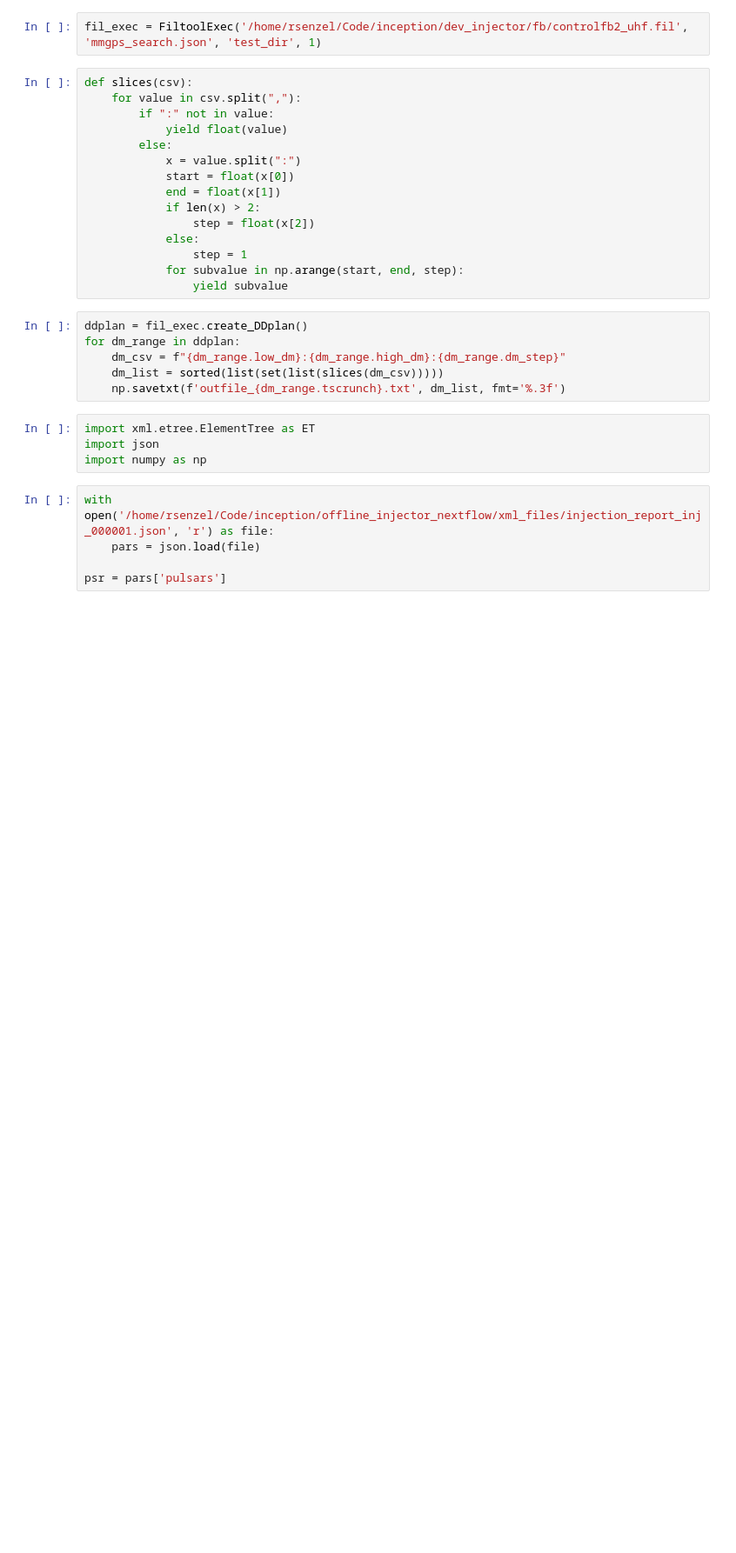
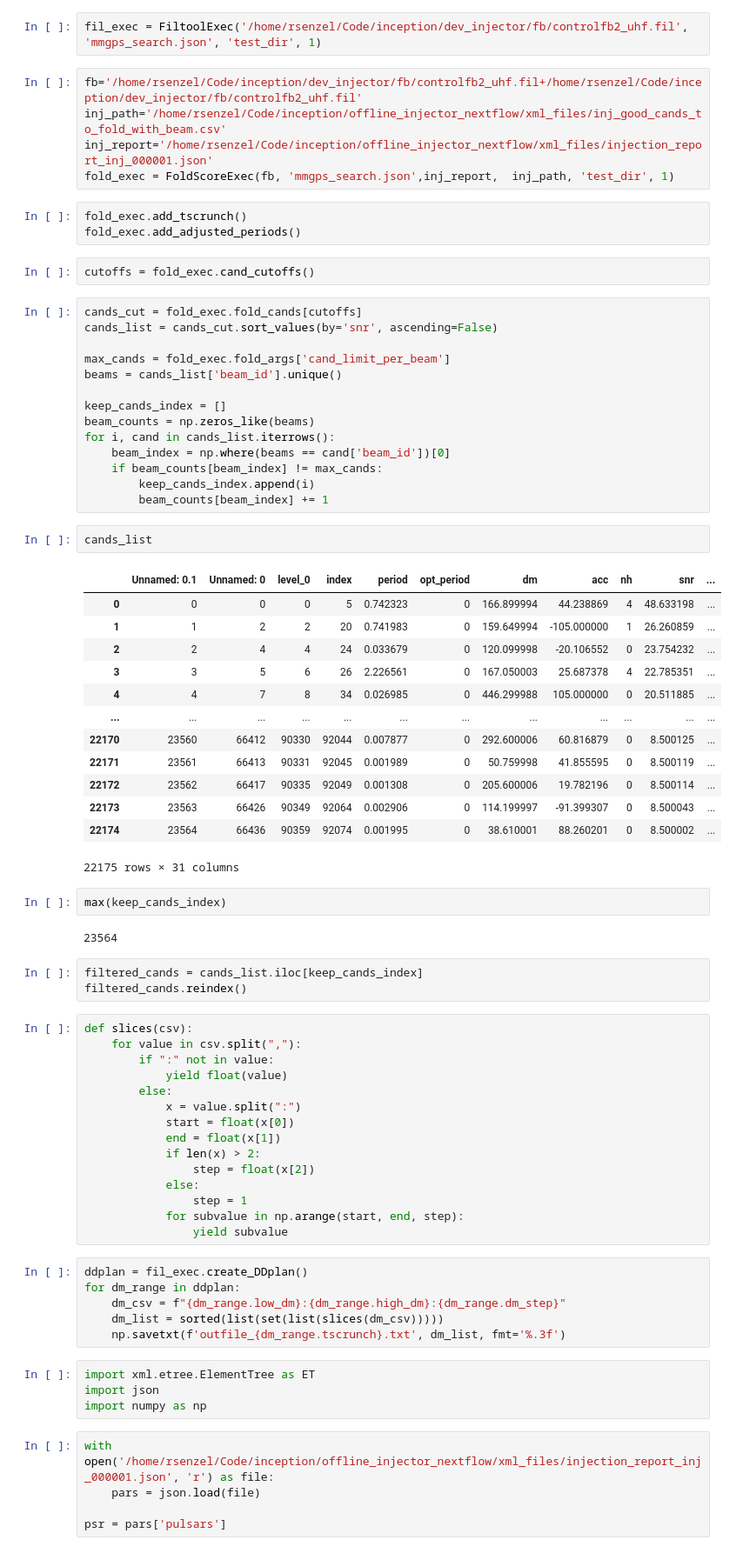
Before and after one commit to erc-compact/inception, a Jupyter notebook: offline_injector_nextflow/tester.ipynb, the cells around one changed output. Shown: that part at 87% size. Drawn from its saved outputs; the diff is of its cells as text; blank space fills up the shorter version.

Commit message:
fold script bug fix

```diff
--- a/offline_injector_nextflow/tester.ipynb
+++ b/offline_injector_nextflow/tester.ipynb
@@ -7,5 +8,52 @@ from filtool_script import FiltoolExec
 # %%
 fil_exec = FiltoolExec('/home/rsenzel/Code/inception/dev_injector/fb/controlfb2_uhf.fil', 'mmgps_search.json', 'test_dir', 1)
+# %%
+fb='/home/rsenzel/Code/inception/dev_injector/fb/controlfb2_uhf.fil+/home/rsenzel/Code/inception/dev_injector/fb/controlfb2_uhf.fil'
+inj_path='/home/rsenzel/Code/inception/offline_injector_nextflow/xml_files/inj_good_cands_to_fold_with_beam.csv'
+inj_report='/home/rsenzel/Code/inception/offline_injector_nextflow/xml_files/injection_report_inj_000001.json'
+fold_exec = FoldScoreExec(fb, 'mmgps_search.json',inj_report,  inj_path, 'test_dir', 1)
+# %%
+fold_exec.add_tscrunch()
+fold_exec.add_adjusted_periods()
+# %%
+cutoffs = fold_exec.cand_cutoffs()
+# %%
+cands_cut = fold_exec.fold_cands[cutoffs]
+cands_list = cands_cut.sort_values(by='snr', ascending=False)
+
+max_cands = fold_exec.fold_args['cand_limit_per_beam']
+beams = cands_list['beam_id'].unique()
+
+keep_cands_index = []
+beam_counts = np.zeros_like(beams)
+for i, cand in cands_list.iterrows():
+    beam_index = np.where(beams == cand['beam_id'])[0]
+    if beam_counts[beam_index] != max_cands:
+        keep_cands_index.append(i)
+        beam_counts[beam_index] += 1
+# %%
+cands_list
+# %% [output]
+|  | Unnamed: 0.1 | Unnamed: 0 | level_0 | index | period | opt_period | dm | acc | nh | snr | ... |
+| 0 | 0 | 0 | 0 | 5 | 0.742323 | 0 | 166.899994 | 44.238869 | 4 | 48.633198 | ... |
+| 1 | 1 | 2 | 2 | 20 | 0.741983 | 0 | 159.649994 | -105.000000 | 1 | 26.260859 | ... |
+| 2 | 2 | 4 | 4 | 24 | 0.033679 | 0 | 120.099998 | -20.106552 | 0 | 23.754232 | ... |
+| 3 | 3 | 5 | 6 | 26 | 2.226561 | 0 | 167.050003 | 25.687378 | 4 | 22.785351 | ... |
+| 4 | 4 | 7 | 8 | 34 | 0.026985 | 0 | 446.299988 | 105.000000 | 0 | 20.511885 | ... |
+| ... | ... | ... | ... | ... | ... | ... | ... | ... | ... | ... | ... |
+| 22170 | 23560 | 66412 | 90330 | 92044 | 0.007877 | 0 | 292.600006 | 60.816879 | 0 | 8.500125 | ... |
+| 22171 | 23561 | 66413 | 90331 | 92045 | 0.001989 | 0 | 50.759998 | 41.855595 | 0 | 8.500119 | ... |
+| 22172 | 23562 | 66417 | 90335 | 92049 | 0.001308 | 0 | 205.600006 | 19.782196 | 0 | 8.500114 | ... |
+| 22173 | 23563 | 66426 | 90349 | 92064 | 0.002906 | 0 | 114.199997 | -91.399307 | 0 | 8.500043 | ... |
+| 22174 | 23564 | 66436 | 90359 | 92074 | 0.001995 | 0 | 38.610001 | 88.260201 | 0 | 8.500002 | ... |
+22175 rows × 31 columns
+# %%
+max(keep_cands_index)
+# %% [output]
+23564
+# %%
+filtered_cands = cands_list.iloc[keep_cands_index]
+filtered_cands.reindex()
 # %%
 def slices(csv):
     for value in csv.split(","):
```
Also changed, not shown: parts of 11 cells of this notebook, 2 other files.
